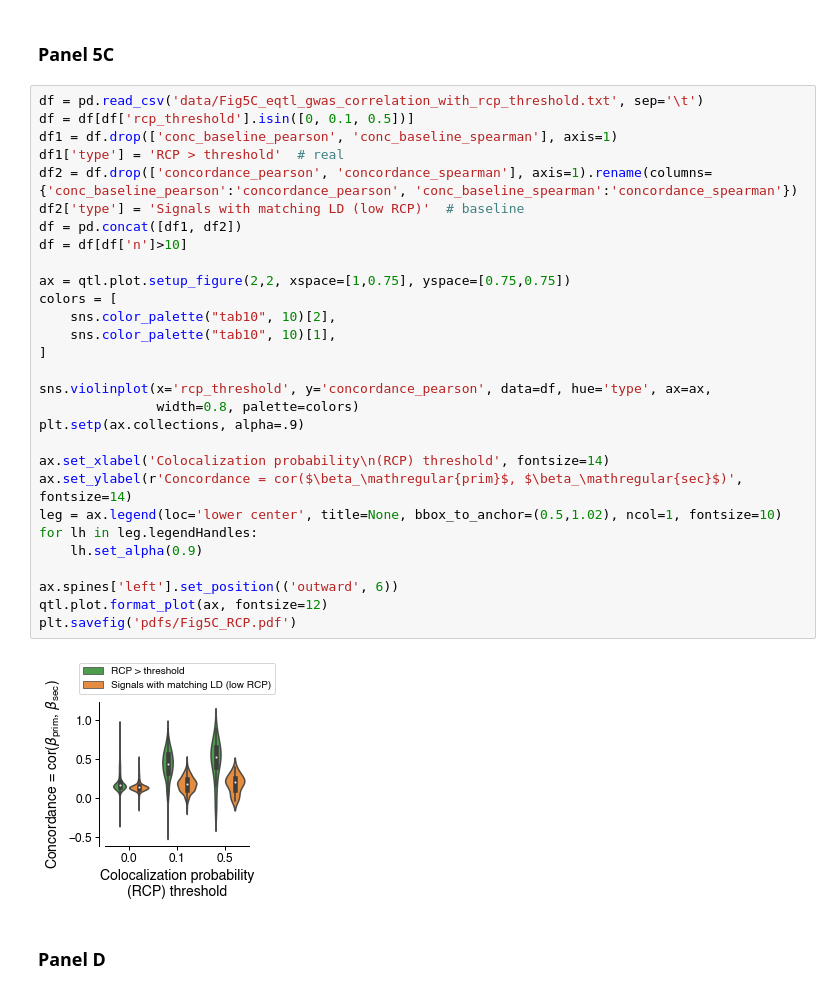
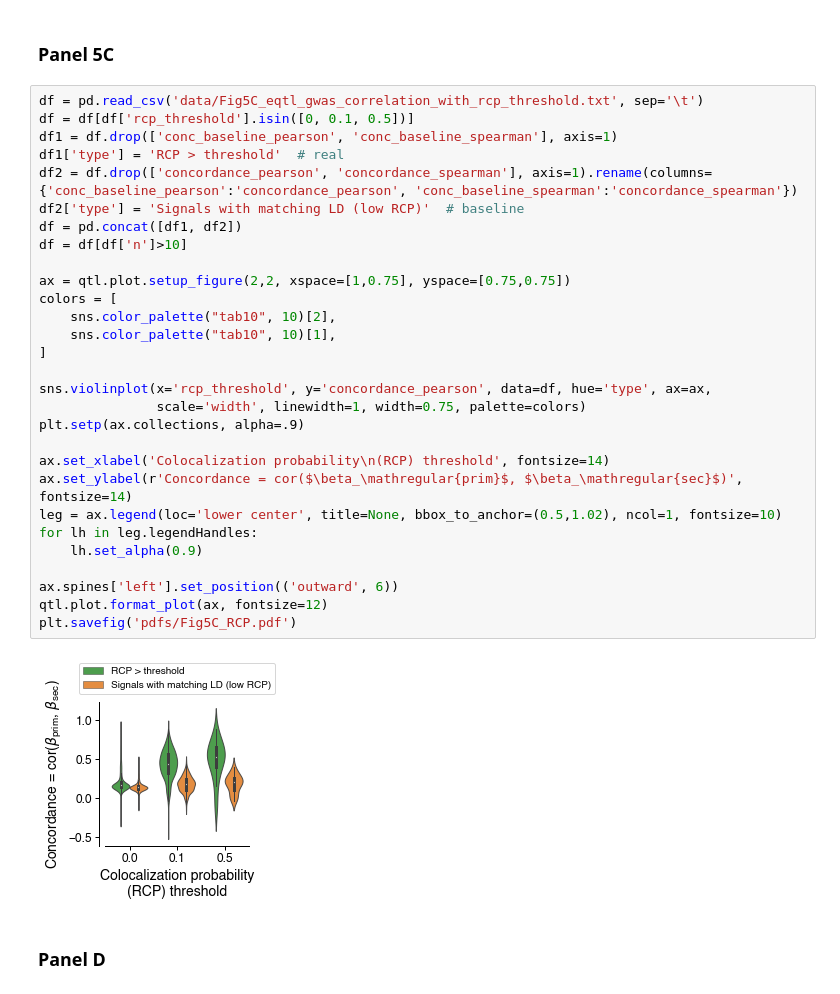
Before and after one commit to broadinstitute/gtex-v8, a Jupyter notebook: Fig5_GWAS.ipynb, the cells around one changed output. Saved outputs shown, nothing was run; the diff lists cells and outputs as text.

```diff
--- a/Fig5_GWAS.ipynb
+++ b/Fig5_GWAS.ipynb
@@ -140,34 +139,34 @@ Of 5385 GWAS loci, 43% and 23% colocalize with a cis-eQTL and cis-sQTL, respecti
 # %%
 df = pd.read_csv('data/Fig5C_eqtl_gwas_correlation_with_rcp_threshold.txt', sep='\t')
 df = df[df['rcp_threshold'].isin([0, 0.1, 0.5])]
 df1 = df.drop(['conc_baseline_pearson', 'conc_baseline_spearman'], axis=1)
 df1['type'] = 'RCP > threshold'  # real
 df2 = df.drop(['concordance_pearson', 'concordance_spearman'], axis=1).rename(columns={'conc_baseline_pearson':'concordance_pearson', 'conc_baseline_spearman':'concordance_spearman'})
 df2['type'] = 'Signals with matching LD (low RCP)'  # baseline
 df = pd.concat([df1, df2])
 df = df[df['n']>10]
 
 ax = qtl.plot.setup_figure(2,2, xspace=[1,0.75], yspace=[0.75,0.75])
 colors = [
     sns.color_palette("tab10", 10)[2],
     sns.color_palette("tab10", 10)[1],
 ]
 
 sns.violinplot(x='rcp_threshold', y='concordance_pearson', data=df, hue='type', ax=ax,
-               width=0.8, palette=colors)
+               scale='width', linewidth=1, width=0.75, palette=colors)
 plt.setp(ax.collections, alpha=.9)
 
 ax.set_xlabel('Colocalization probability\n(RCP) threshold', fontsize=14)
 ax.set_ylabel(r'Concordance = cor($\beta_\mathregular{prim}$, $\beta_\mathregular{sec}$)', fontsize=14)
 leg = ax.legend(loc='lower center', title=None, bbox_to_anchor=(0.5,1.02), ncol=1, fontsize=10)
 for lh in leg.legendHandles:
     lh.set_alpha(0.9)
 
 ax.spines['left'].set_position(('outward', 6))
 qtl.plot.format_plot(ax, fontsize=12)
 plt.savefig('pdfs/Fig5C_RCP.pdf')
 # %% [output]
-[figure, old version]
+[figure, new version]
 # %% [markdown]
 ### Panel D
 # %%
```
Also changed, not shown: parts of 3 cells of this notebook, 4 other files.
